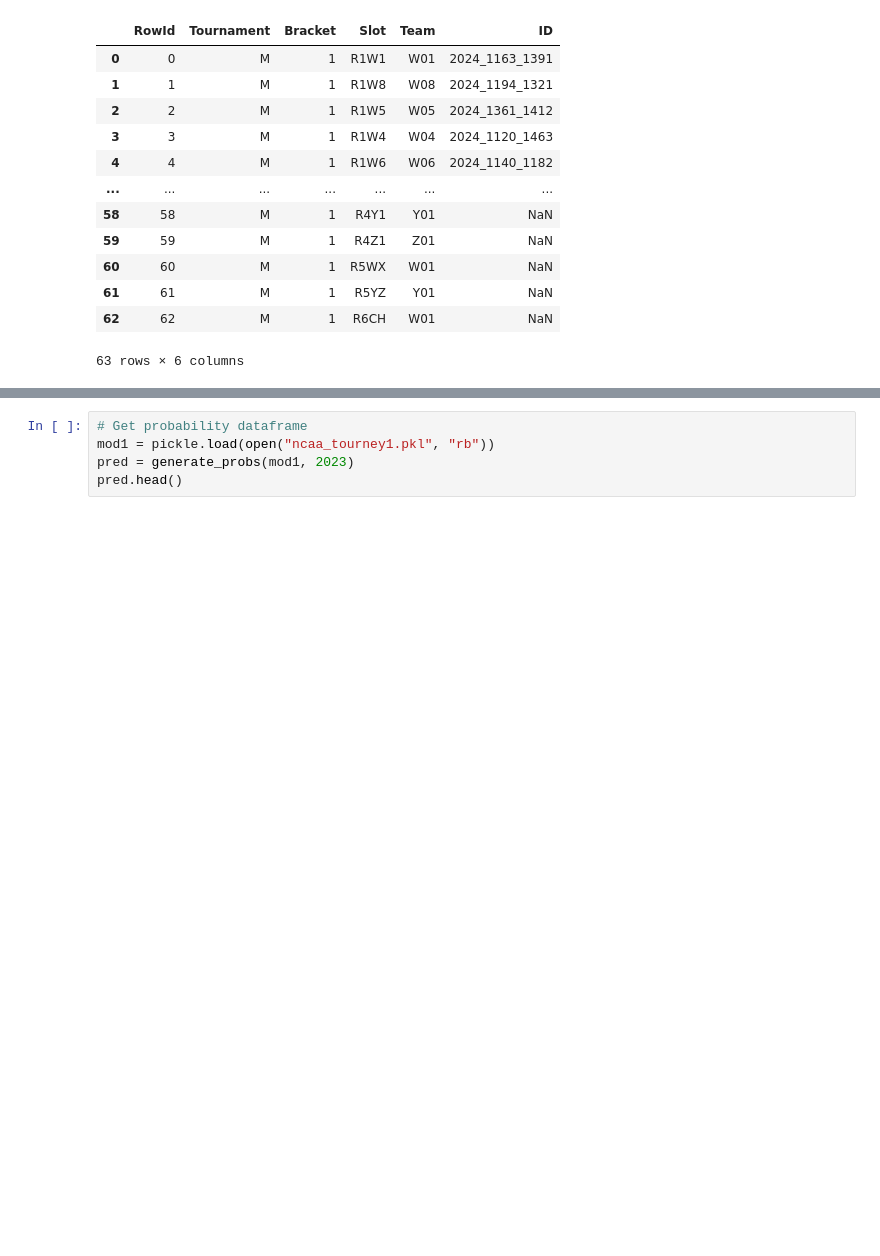
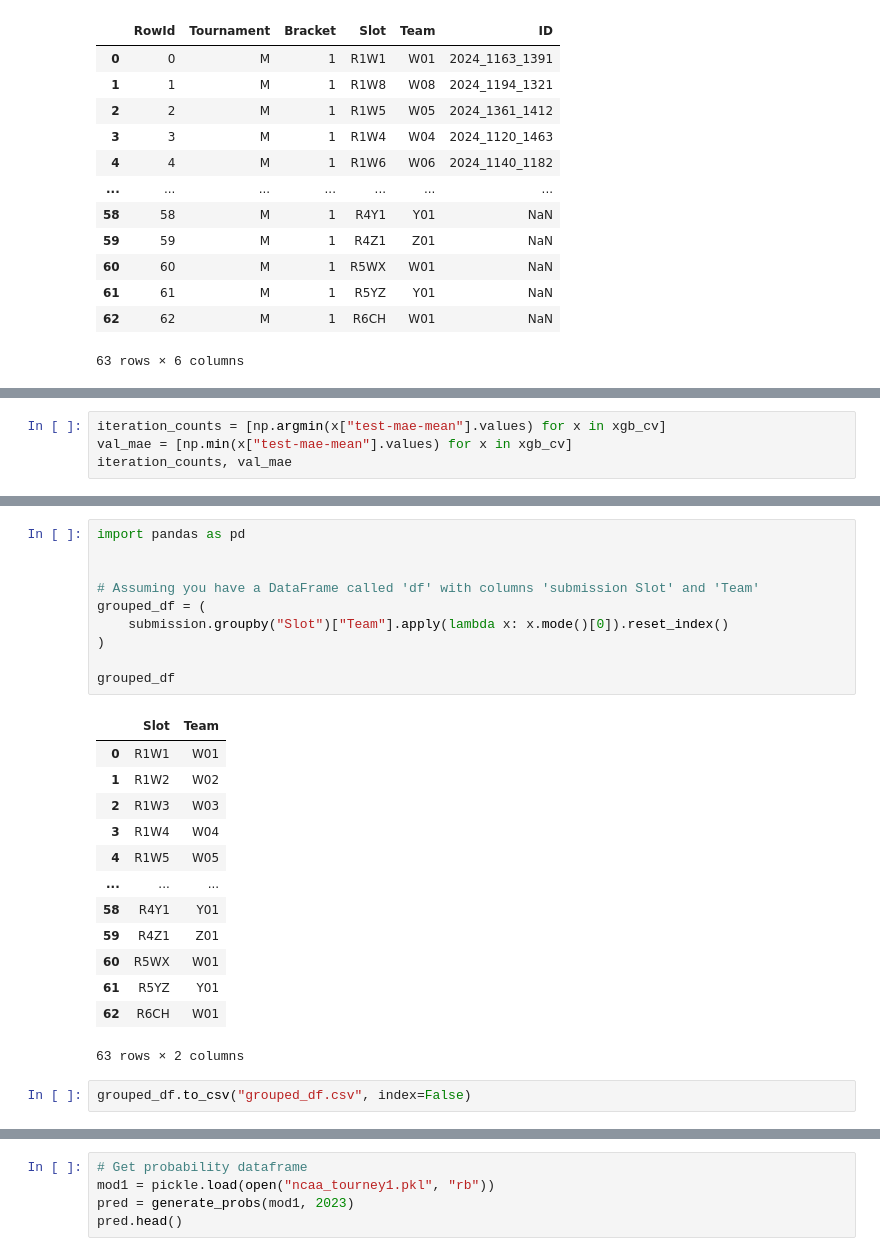
Before and after one commit to shailajgg/IDS705_MachineLearning_FinalProject, a Jupyter notebook: 10_Code/Kaggle March Madness Challenge 2018.ipynb, the cells around one changed output, grey strips where cells are left out. Cells and saved outputs as stored; diff of their text form; blank space fills up the shorter version.

```diff
--- a/10_Code/Kaggle March Madness Challenge 2018.ipynb
+++ b/10_Code/Kaggle March Madness Challenge 2018.ipynb
@@ -1877,0 +2370,4 @@ sample.merge(teams_2024[["Slot", "ID"]], on="Slot", how="left")
+# %%
+iteration_counts = [np.argmin(x["test-mae-mean"].values) for x in xgb_cv]
+val_mae = [np.min(x["test-mae-mean"].values) for x in xgb_cv]
+iteration_counts, val_mae
@@ -1877,0 +2776,26 @@ sample.merge(teams_2024[["Slot", "ID"]], on="Slot", how="left")
+# %%
+import pandas as pd
+
+
+# Assuming you have a DataFrame called 'df' with columns 'submission Slot' and 'Team'
+grouped_df = (
+    submission.groupby("Slot")["Team"].apply(lambda x: x.mode()[0]).reset_index()
+)
+
+grouped_df
+# %% [output]
+|  | Slot | Team |
+| 0 | R1W1 | W01 |
+| 1 | R1W2 | W02 |
+| 2 | R1W3 | W03 |
+| 3 | R1W4 | W04 |
+| 4 | R1W5 | W05 |
+| ... | ... | ... |
+| 58 | R4Y1 | Y01 |
+| 59 | R4Z1 | Z01 |
+| 60 | R5WX | W01 |
+| 61 | R5YZ | Y01 |
+| 62 | R6CH | W01 |
+63 rows × 2 columns
+# %%
+grouped_df.to_csv("grouped_df.csv", index=False)
```
Also changed, not shown: parts of 36 cells of this notebook.
